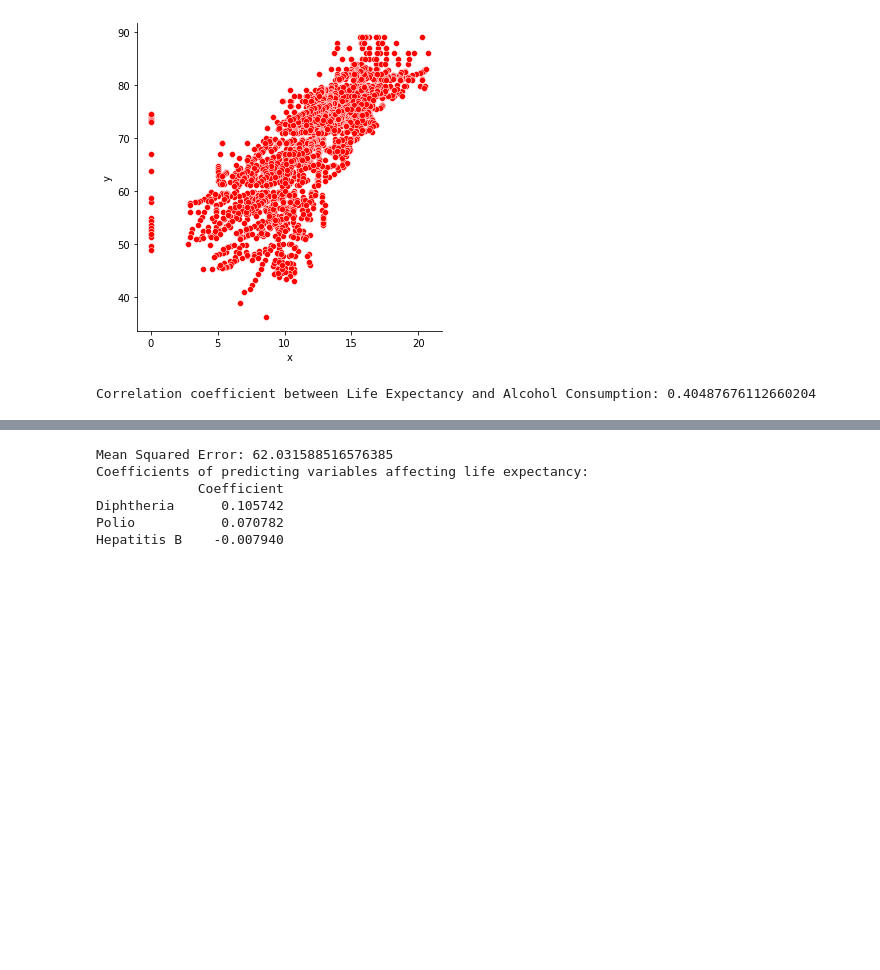
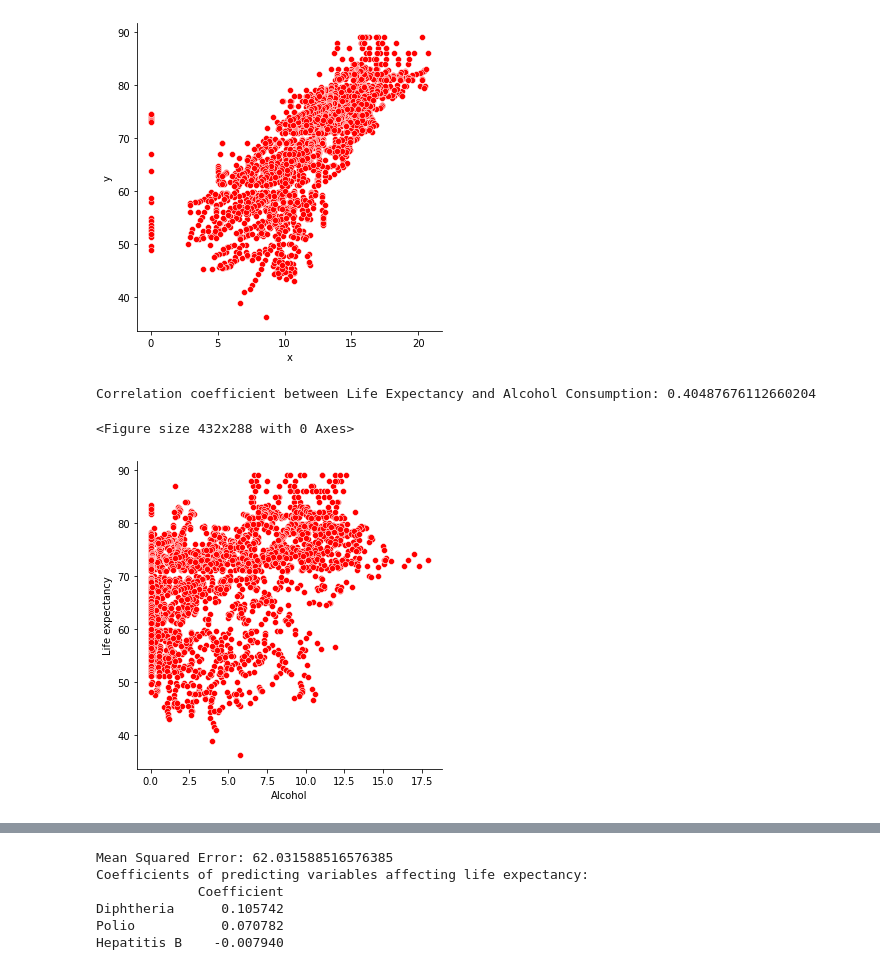
Before and after one commit to Liloiscracked/Machine-learning-Techniques---analysing-data-, a Jupyter notebook: Analysis.ipynb, the cells around one changed output, grey strips where cells are left out. Saved outputs shown, nothing was run; the diff lists cells and outputs as text; code cells hidden in the pictures; blank space fills up the shorter version.

```diff
--- a/Analysis.ipynb
+++ b/Analysis.ipynb
@@ -332,21 +282,26 @@ plt.show()
 # %%
 #Q6
 # Load the dataset
 data = pd.read_csv('Life Expectancy Data.csv')
 
 # Select relevant columns
-selected_columns = ['Life expectancy ', 'Alcohol']
+selected_columns = ['Life expectancy', 'Alcohol']
 
 # Drop rows with missing values
 data_cleaned = data[selected_columns].dropna()
 
 # Calculate correlation coefficient
-correlation_coefficient = data_cleaned['Life expectancy '].corr(data_cleaned['Alcohol'])
+correlation_coefficient = data_cleaned['Life expectancy'].corr(data_cleaned['Alcohol'])
 
 # Print correlation coefficient
 print("Correlation coefficient between Life Expectancy and Alcohol Consumption:", correlation_coefficient)
+plt.figure()
+sns.relplot(x='Alcohol', y='Life expectancy', color = 'r', marker = 'o',kind='scatter',data=data_cleaned)
+plt.show()
 # %% [output]
 Correlation coefficient between Life Expectancy and Alcohol Consumption: 0.40487676112660204
+<Figure size 432x288 with 0 Axes>
+[figure, added]
 # %%
 #Q7
 # Load the dataset
```
Also changed, not shown: parts of 12 cells of this notebook, 1 other file.
